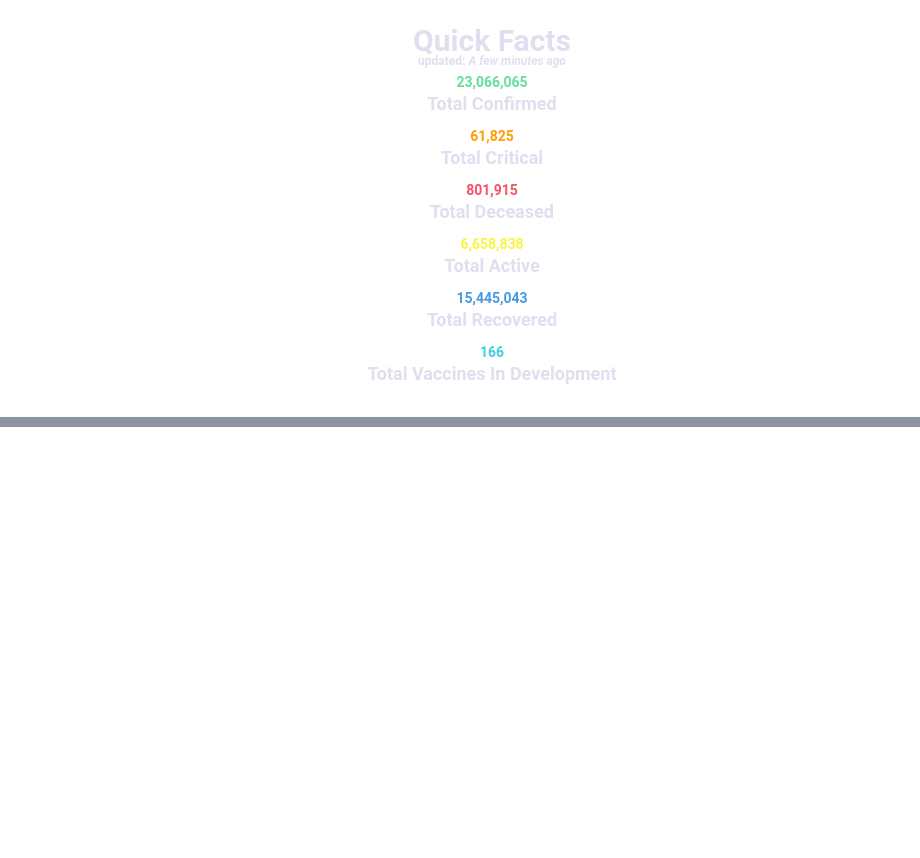
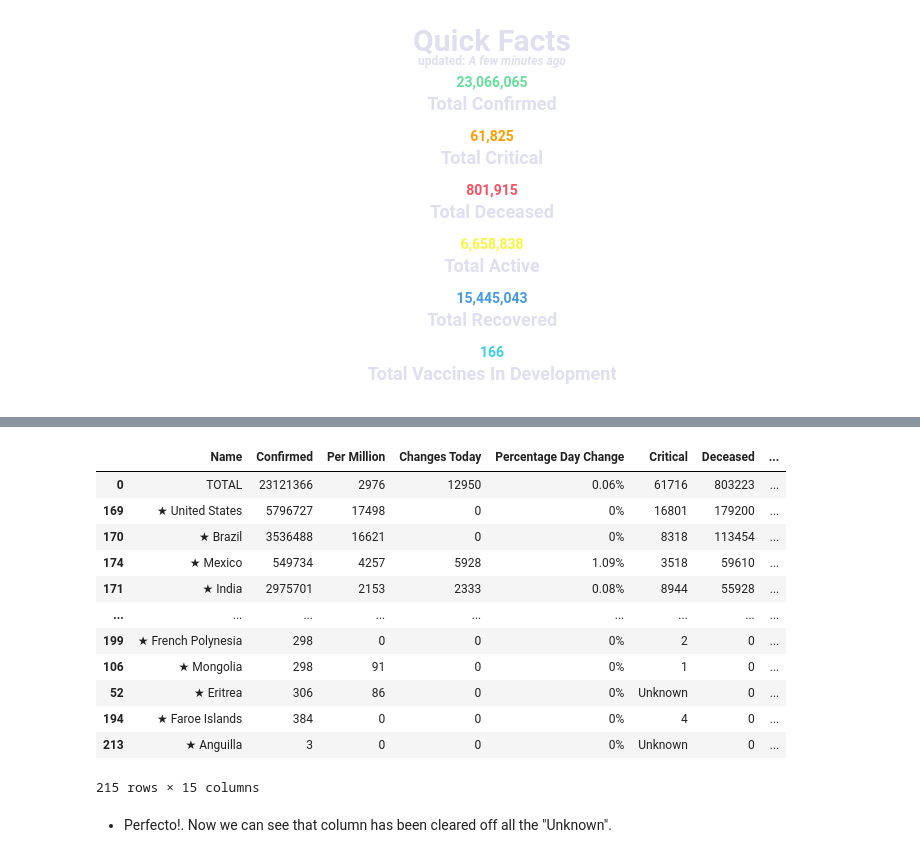
Before and after one commit to isohels/Graduate-Project, a Jupyter notebook: canada_covid_datapreprocessing.ipynb, the cells around one changed output, grey strips where cells are left out. Drawn from its saved outputs; the diff is of its cells as text; code cells hidden in the pictures; blank space fills up the shorter version.

```diff
--- a/canada_covid_datapreprocessing.ipynb
+++ b/canada_covid_datapreprocessing.ipynb
@@ -178,0 +238,6 @@ Markdown('<strong align="center">{}</strong>'.format(latest_canadacovid_info))
+# %%
+# lets replace unknown values to 0.
+
+world_df['Deceased'].replace("Unknown", 0,inplace=True)
+world_df['Deceased'] = pd.to_numeric(world_df['Deceased'])          #convert column from type object to int64
+world_df['Deceased']
@@ -178,0 +257,20 @@ Markdown('<strong align="center">{}</strong>'.format(latest_canadacovid_info))
+# %%
+# now again lets grab world_df based on deceased column.
+
+world_df.sort_values('Deceased',ascending = False)
+# %% [output]
+|  | Name | Confirmed | Per Million | Changes Today | Percentage Day Change | Critical | Deceased | ... |
+| 0 | TOTAL | 23121366 | 2976 | 12950 | 0.06% | 61716 | 803223 | ... |
+| 169 | ★ United States | 5796727 | 17498 | 0 | 0% | 16801 | 179200 | ... |
+| 170 | ★ Brazil | 3536488 | 16621 | 0 | 0% | 8318 | 113454 | ... |
+| 174 | ★ Mexico | 549734 | 4257 | 5928 | 1.09% | 3518 | 59610 | ... |
+| 171 | ★ India | 2975701 | 2153 | 2333 | 0.08% | 8944 | 55928 | ... |
+| ... | ... | ... | ... | ... | ... | ... | ... | ... |
+| 199 | ★ French Polynesia | 298 | 0 | 0 | 0% | 2 | 0 | ... |
+| 106 | ★ Mongolia | 298 | 91 | 0 | 0% | 1 | 0 | ... |
+| 52 | ★ Eritrea | 306 | 86 | 0 | 0% | Unknown | 0 | ... |
+| 194 | ★ Faroe Islands | 384 | 0 | 0 | 0% | 4 | 0 | ... |
+| 213 | ★ Anguilla | 3 | 0 | 0 | 0% | Unknown | 0 | ... |
+215 rows × 15 columns
+# %% [markdown]
+ - Perfecto!. Now we can see that column has been cleared off all the "Unknown".
```
Also changed, not shown: parts of 41 cells of this notebook.
